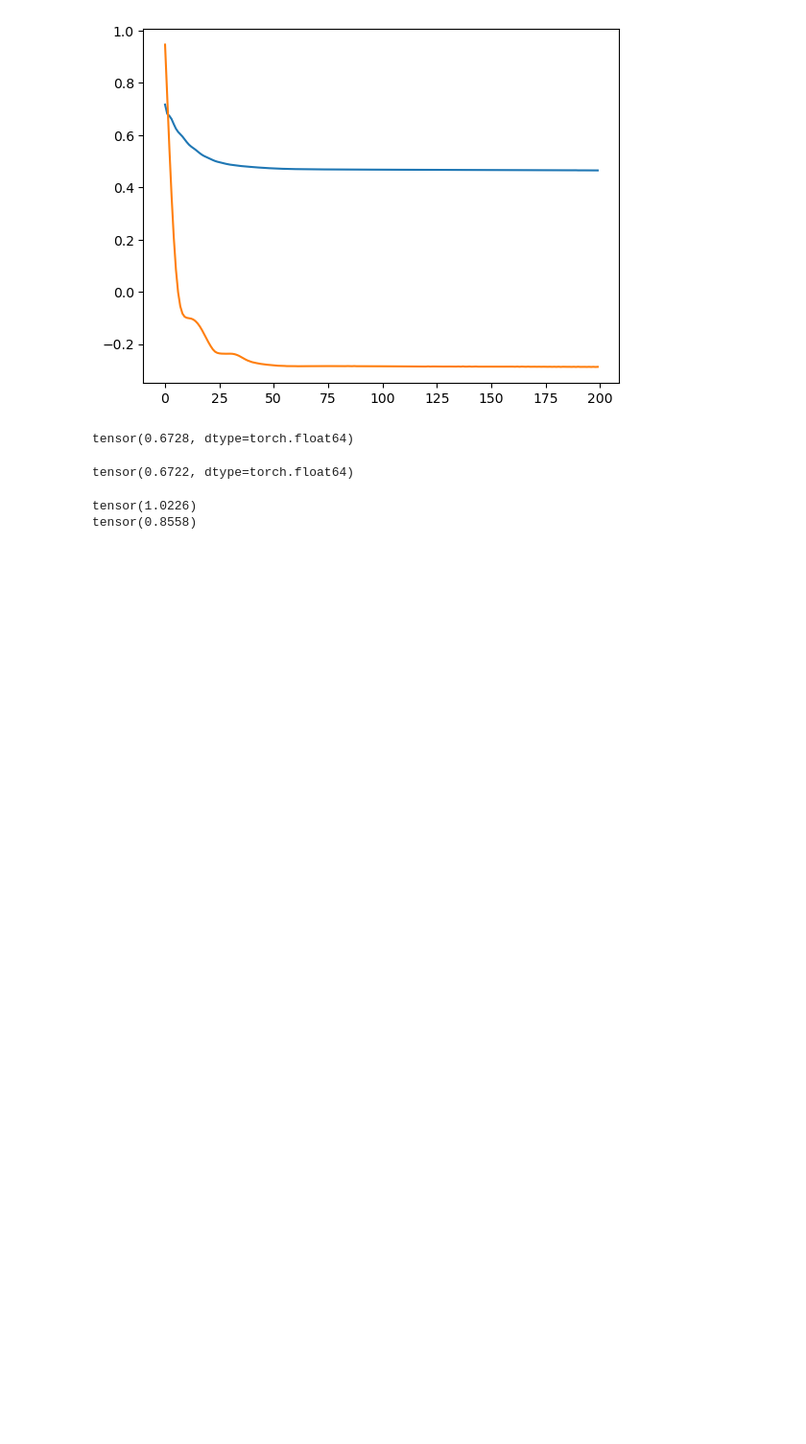
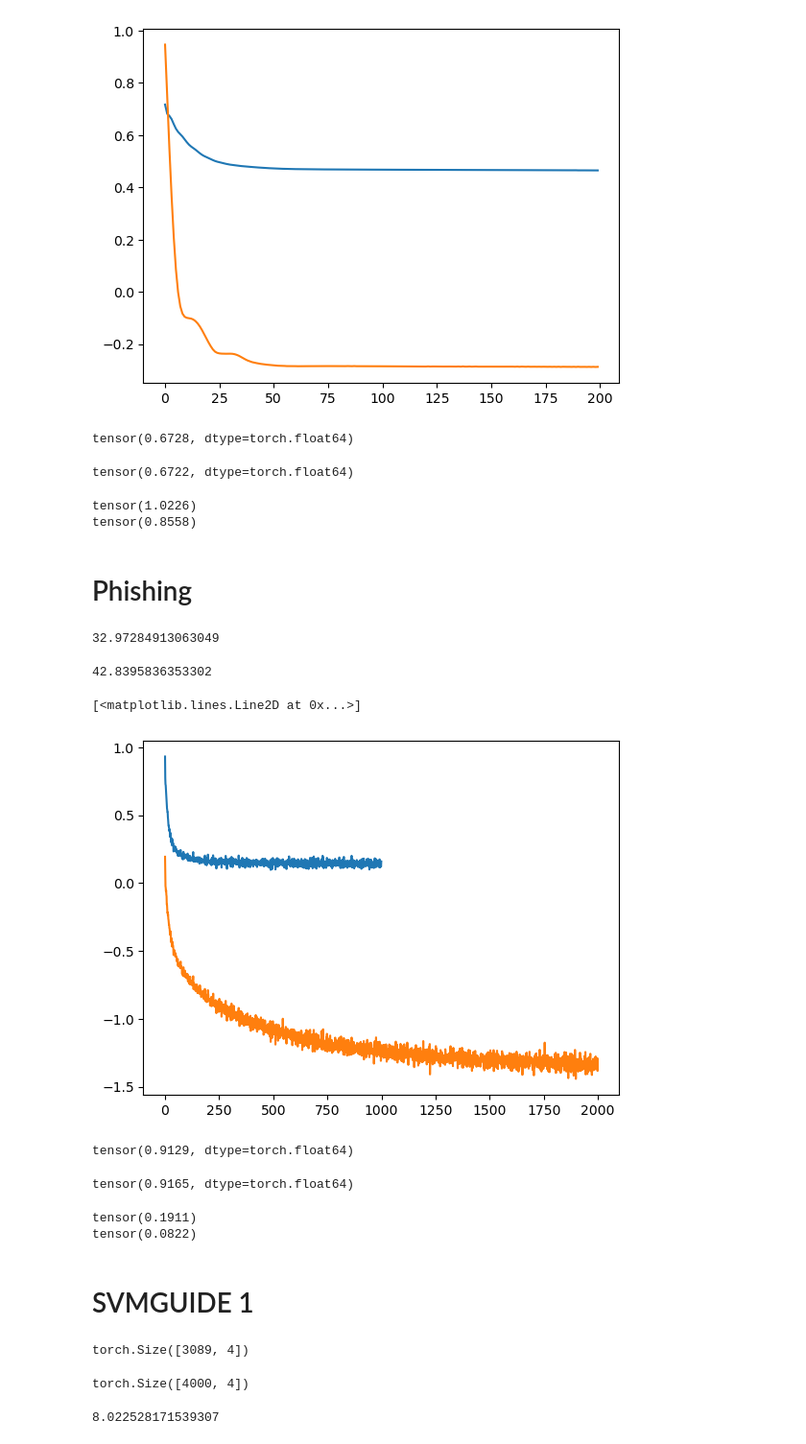
Before and after one commit to mkomod/vi-per, a Jupyter notebook: notebooks/bc.ipynb, the cells around one changed output. Shown at 96% size. Drawn from its saved outputs; the diff is of its cells as text; code cells hidden in the pictures; blank space fills up the shorter version.

```diff
--- a/notebooks/bc.ipynb
+++ b/notebooks/bc.ipynb
@@ -128,3 +128,58 @@ print( (upper - lower).mean() )
 # %% [output]
 tensor(1.0226)
 tensor(0.8558)
+# %% [markdown]
+# Phishing
+# %%
+data = dsdl.load("phishing")
+# %%
+X, y = data.get_train()
+X = X.todense()
+
+X = torch.tensor(X, dtype=torch.float)
+y = torch.tensor(y, dtype=torch.float)
+# %%
+f0 = LogisticGPVI(y, X, n_inducing=50, n_iter=50, thresh=1e-6, verbose=False, use_loader=True, batches=20)
+f0.fit()
+f0.runtime
+# %% [output]
+32.97284913063049
+# %%
+f1 = LogisticGPVI(y, X, likelihood=PGLikelihood(), n_inducing=50, n_iter=100, thresh=1e-6, verbose=False, use_loader=True, batches=20)
+f1.fit()
+f1.runtime
+# %% [output]
+42.8395836353302
+# %%
+plt.plot(f0.loss)
+plt.plot(f1.loss)
+# %% [output]
+[<matplotlib.lines.Line2D at 0x...>]
+[figure, added]
+# %%
+y_pred = f0.predict(X)
+
+auc = BinaryAUROC()
+auc.update(y, y_pred)
+print(auc.compute())
+# %% [output]
+tensor(0.9129, dtype=torch.float64)
+# %%
+y_pred = f1.predict(X)
+
+auc = BinaryAUROC()
+auc.update(y, y_pred)
+print(auc.compute())
+# %% [output]
+tensor(0.9165, dtype=torch.float64)
+# %%
+lower, upper = f0.credible_intervals(X)
+print( (upper - lower).mean() )
+
+lower, upper = f1.credible_intervals(X)
+print( (upper - lower).mean() )
+# %% [output]
+tensor(0.1911)
+tensor(0.0822)
+# %% [markdown]
+# SVMGUIDE 1
@@ -130,0 +188,25 @@ tensor(0.8558)
+# %%
+X, y = data.get_train()
+X = X.todense()
+
+X = torch.tensor(X, dtype=torch.float)
+y = torch.tensor(y, dtype=torch.float)
+
+print( X.shape )
+
+X_test, y_test = data.get_test()
+X_test = X_test.todense()
+
+X_test = torch.tensor(X_test, dtype=torch.float)
+y_test = torch.tensor(y_test, dtype=torch.float)
+
+X_test.shape
+# %% [output]
+torch.Size([3089, 4])
+torch.Size([4000, 4])
+# %%
+f0 = LogisticGPVI(y, X, n_inducing=50, n_iter=20, thresh=1e-6, verbose=False, use_loader=True, batches=20)
+f0.fit()
+f0.runtime
+# %% [output]
+8.022528171539307
```
Also changed, not shown: parts of 8 cells of this notebook.
